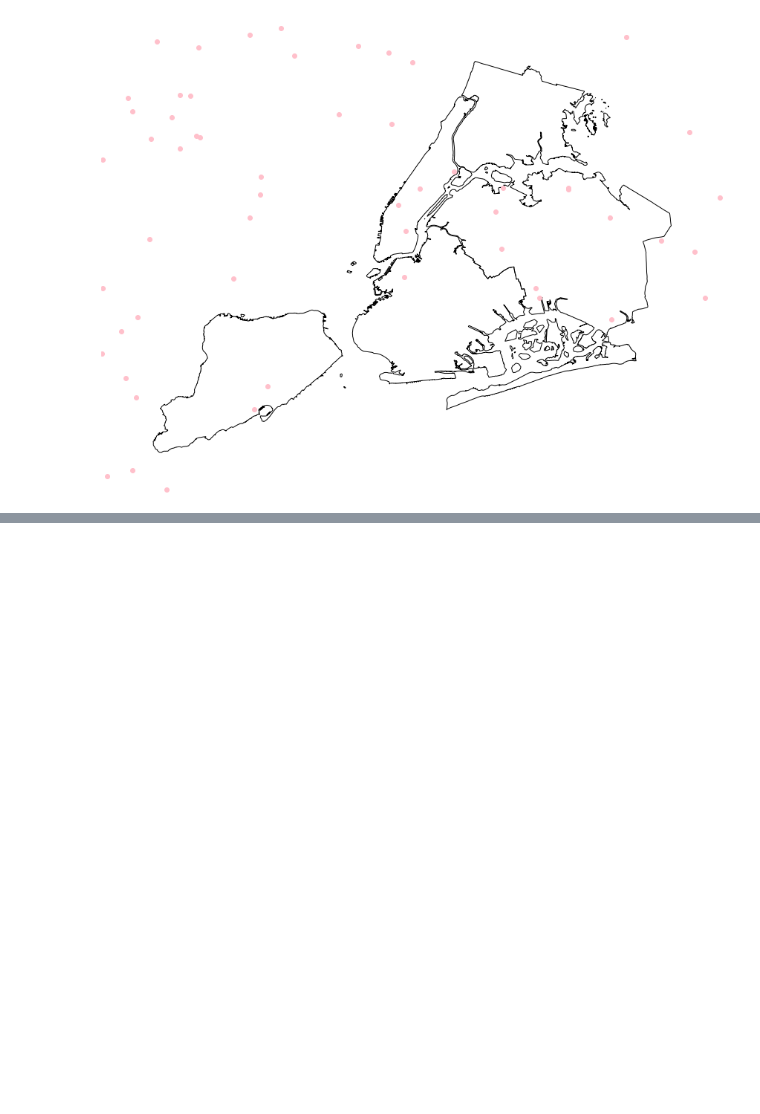
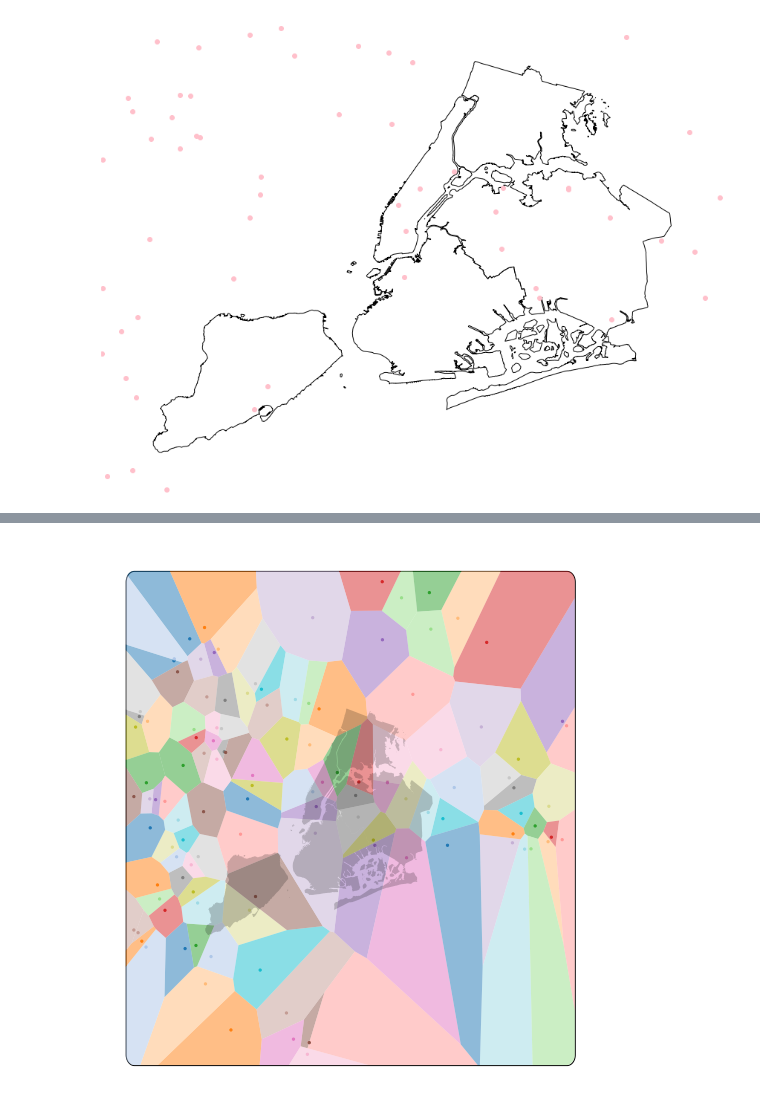
Before and after one commit to trdougherty/GRIDS, a Jupyter notebook: weather_preprocess.ipynb, the cells around one changed output, grey strips where cells are left out. Saved outputs shown, nothing was run; the diff lists cells and outputs as text; code cells hidden in the pictures; blank space fills up the shorter version.

```diff
--- a/weather_preprocess.ipynb
+++ b/weather_preprocess.ipynb
@@ -69,0 +99,12 @@ council_footprints.plot()
+# %%
+region_polys, region_pts = voronoi_regions_from_coords(coords, weather_service_area)
+
+from geovoronoi.plotting import subplot_for_map, plot_voronoi_polys_with_points_in_area
+
+fig, ax = subplot_for_map(figsize=(10,10))
+plot_voronoi_polys_with_points_in_area(ax, weather_service_area, region_polys, coords, region_pts)
+
+boroughs.plot(ax=ax, alpha=0.2, color='black')
+plt.show()
+# %% [output]
+[figure, added]
```
Also changed, not shown: parts of 40 cells of this notebook, 2 other files.
